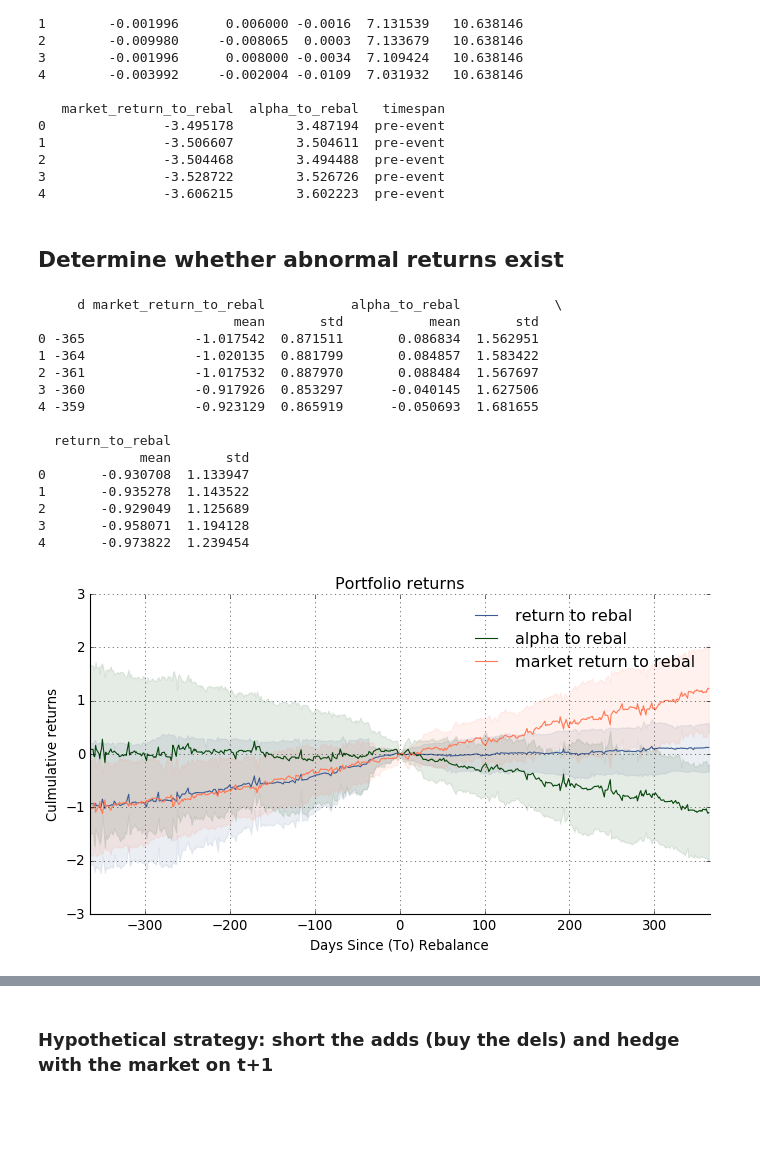
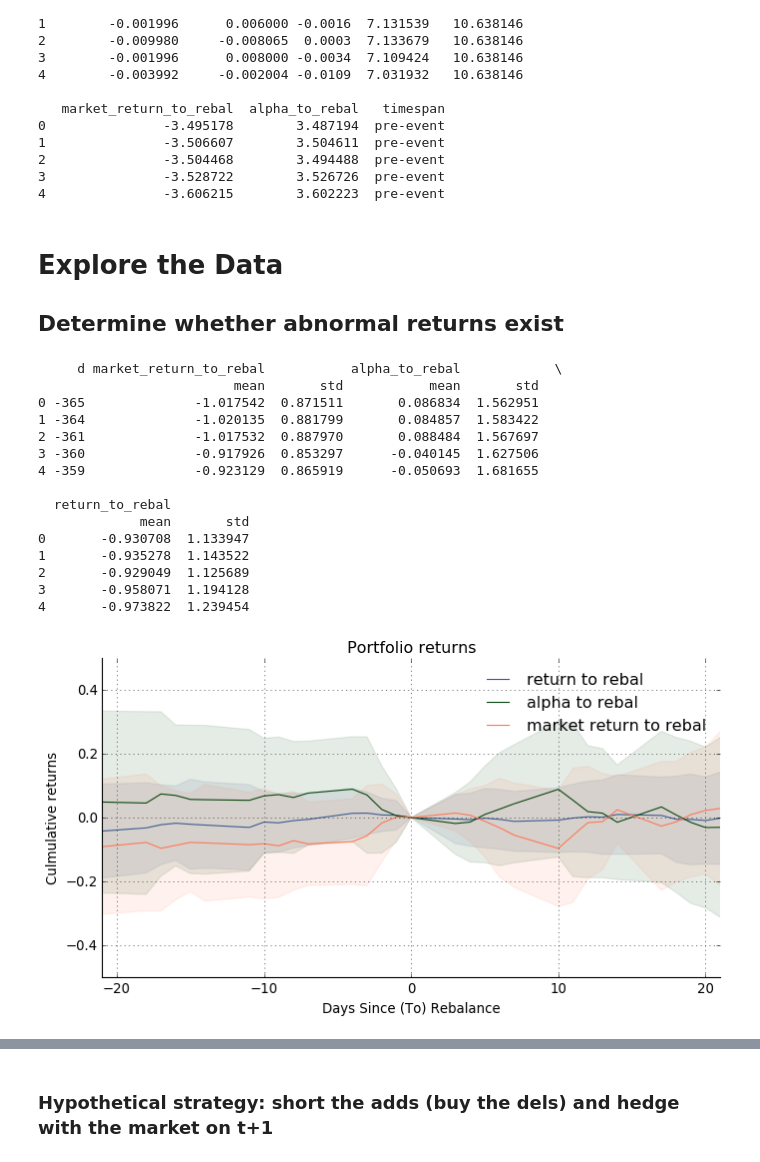
Before and after one commit to ebryce/Portfolio-Risk, a Jupyter notebook: thesis.ipynb, the cells around one changed output, grey strips where cells are left out. Cells and saved outputs as stored; diff of their text form; code cells hidden in the pictures; blank space fills up the shorter version.

```diff
--- a/thesis.ipynb
+++ b/thesis.ipynb
@@ -189,6 +194,7 @@ print(df.head())
 3               -3.528722        3.526726  pre-event
 4               -3.606215        3.602223  pre-event
 # %% [markdown]
+# Explore the Data
 ## Determine whether abnormal returns exist
 # %%
 aggregated = df[df['d'].between(-365, 365, inclusive=True) & df['flag'].isin([-1,1])].groupby(by='d').agg({
@@ -220,36 +226,38 @@ for line in lines:
     ax.plot(aggregated['d'],aggregated[line]['mean'], color=lines[line])
     ax.fill_between(aggregated['d'], aggregated[line]['mean']-aggregated[line]['std'], aggregated[line]['mean']+aggregated[line]['std'], color=lines[line], alpha=0.1)
 
 ax.legend([line.replace('_',' ') for line in lines.keys()], frameon=False, loc='best')
 
 plt.title('Portfolio returns')
 plt.ylabel('Culmulative returns')
 plt.xlabel('Days Since (To) Rebalance')
 
 xlim = [-365,365]
 #ylim = [aggregated[aggregated['d'].between(xlim[0], xlim[1], inclusive=True)][list(lines.keys())].min().min(),
 #        aggregated[aggregated['d'].between(xlim[0], xlim[1], inclusive=True)][list(lines.keys())].max().max()]
 
-plt.xlim(xlim)
-#plt.ylim(ylim)
+plt.xlim(time_range)
+plt.ylim(-0.5,0.5)
 plt.show()
+
+# TODO: LIQUIDITY EFFECTS
 # %% [output]
      d market_return_to_rebal           alpha_to_rebal            \
                          mean       std           mean       std
 0 -365              -1.017542  0.871511       0.086834  1.562951
 1 -364              -1.020135  0.881799       0.084857  1.583422
 2 -361              -1.017532  0.887970       0.088484  1.567697
 3 -360              -0.917926  0.853297      -0.040145  1.627506
 4 -359              -0.923129  0.865919      -0.050693  1.681655
 
   return_to_rebal
              mean       std
 0       -0.930708  1.133947
 1       -0.935278  1.143522
 2       -0.929049  1.125689
 3       -0.958071  1.194128
 4       -0.973822  1.239454
-[figure, old version]
+[figure, new version]
 # %%
 for factor in ['return_to_rebal','alpha_to_rebal']:
 
```
Also changed, not shown: parts of 22 cells of this notebook.
